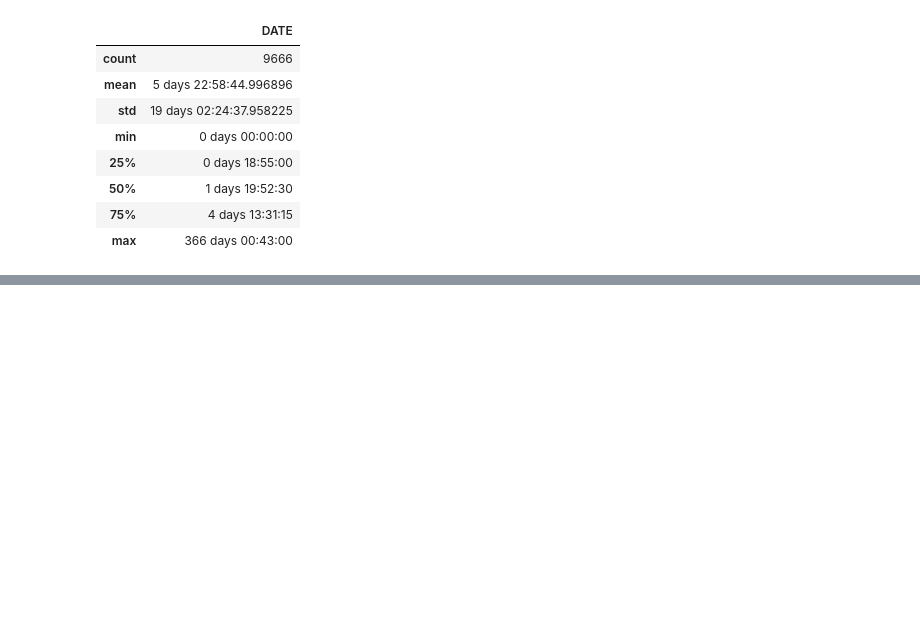
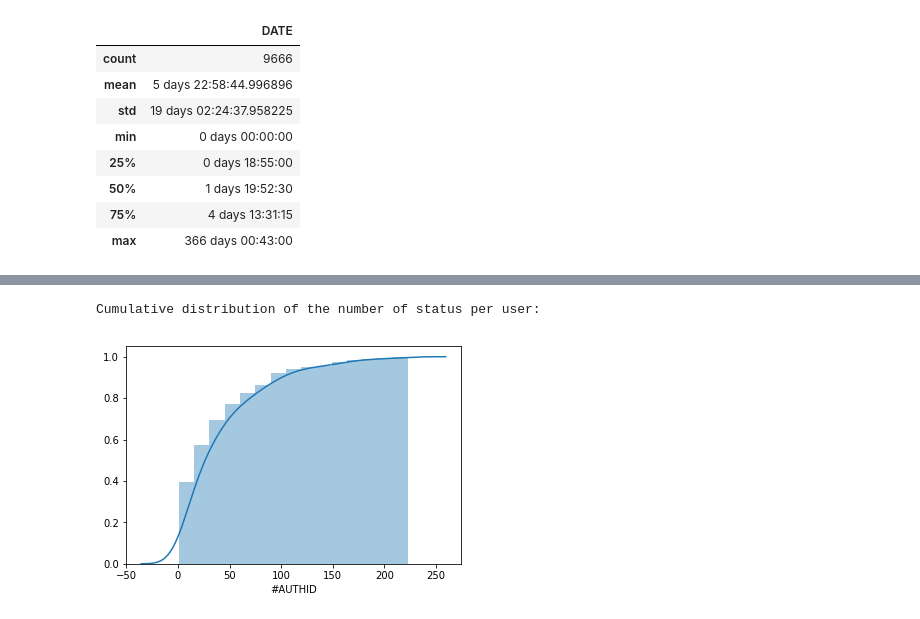
Before and after one commit to CSantiStSup/Computational_Social_Media, a Jupyter notebook: Assignment2.ipynb, the cells around one changed output, grey strips where cells are left out. Saved outputs shown, nothing was run; the diff lists cells and outputs as text; code cells hidden in the pictures; blank space fills up the shorter version.

```diff
--- a/Assignment2.ipynb
+++ b/Assignment2.ipynb
@@ -130,0 +205,9 @@ Plot the cumulative distribution for:
+# %%
+#Plotting the number of status per user
+sns.distplot(my_personality['#AUTHID'].value_counts(),
+             hist_kws=dict(cumulative=True),
+             kde_kws=dict(cumulative=True))
+print('Cumulative distribution of the number of status per user:')
+# %% [output]
+Cumulative distribution of the number of status per user:
+[figure, added]
```
Also changed, not shown: parts of 24 cells of this notebook.
